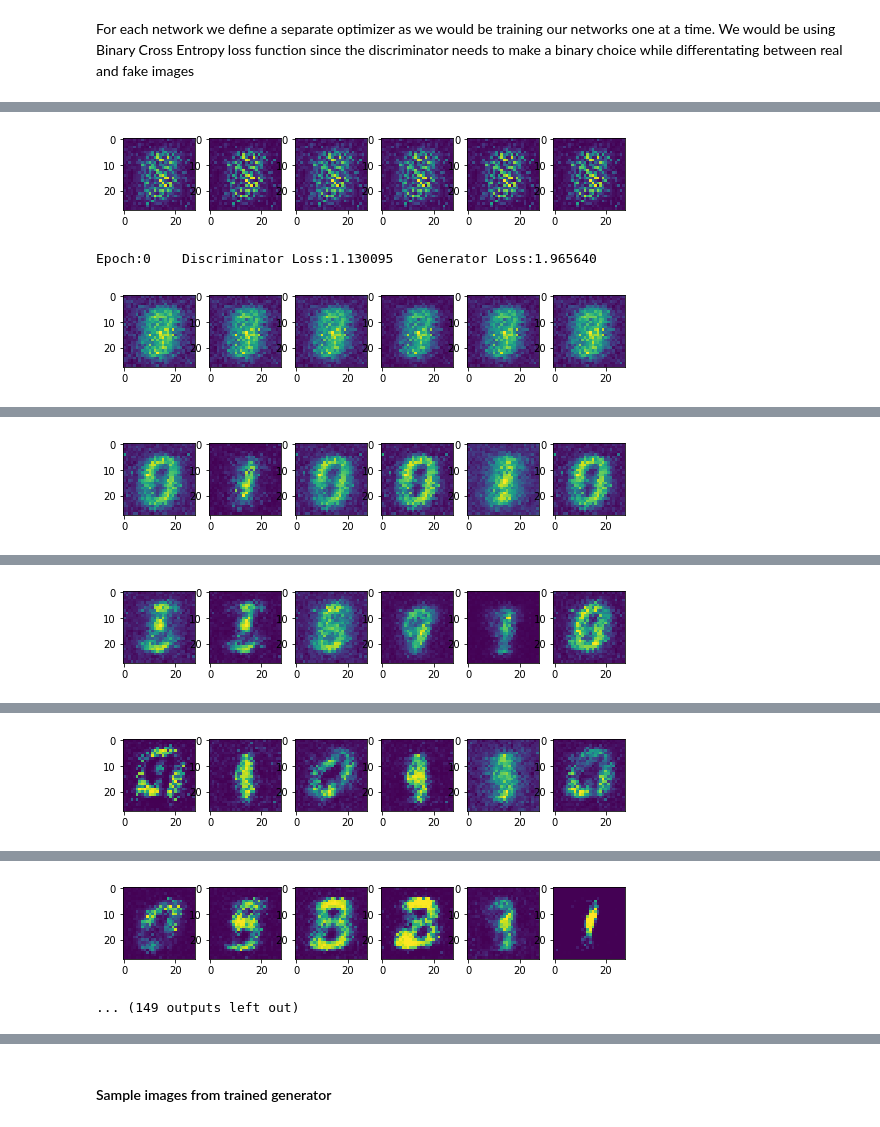
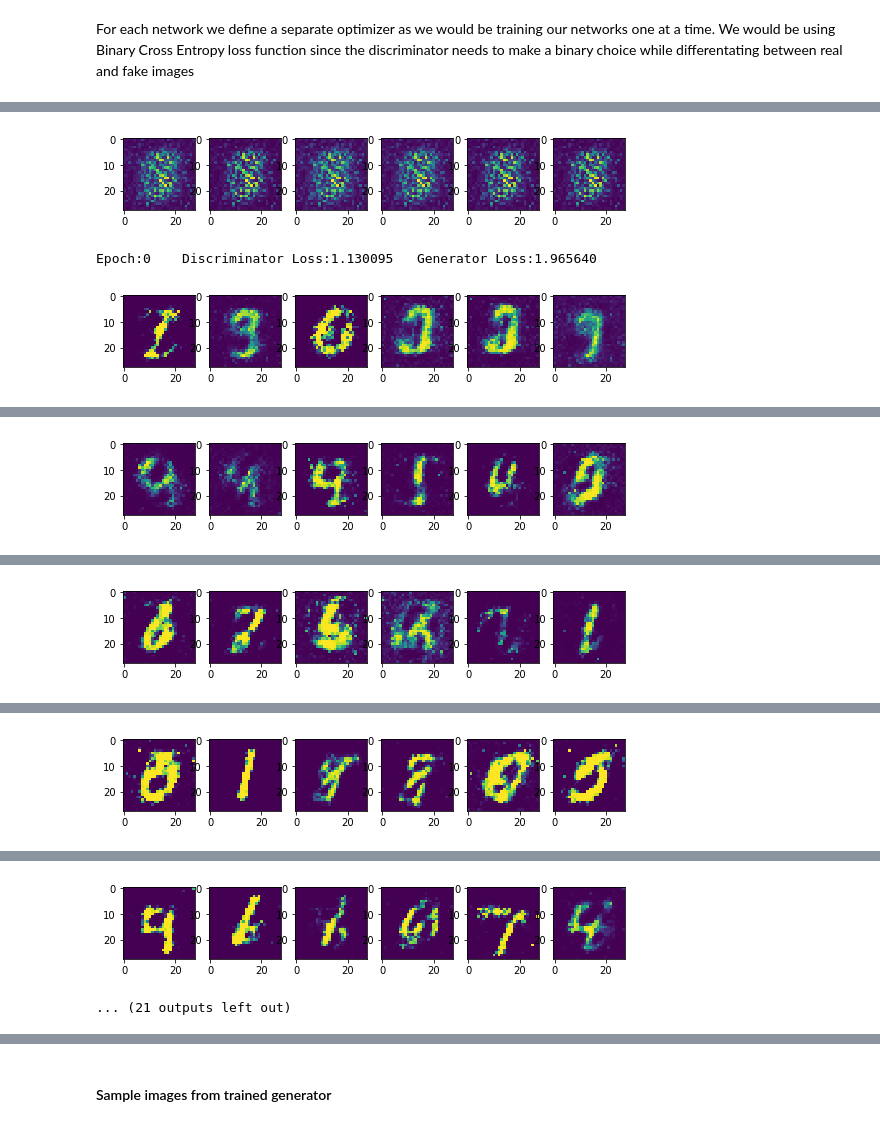
Before and after one commit to djin31/pytorch_examples, a Jupyter notebook: vision/GAN.ipynb, the cells around one changed output, grey strips where cells are left out. Drawn from its saved outputs; the diff is of its cells as text; code cells hidden in the pictures.

```diff
--- a/vision/GAN.ipynb
+++ b/vision/GAN.ipynb
@@ -116,8 +116,9 @@ def d_train(x):
     # training discriminator on real data
     d_optimizer.zero_grad()
 
+    x = x.view(len(x),-1)
     if cuda_flag:
-        x = x.view(len(x),-1).cuda()
+        x = x.cuda()
 
     y_pred = D(x)
     real_loss = crit(y_pred, torch.ones(len(x),1).cuda())
@@ -154,22 +155,23 @@ for epoch in tqdm(range(epochs)):
         dis_loss_val+=d_train(x)
         gen_loss_val+=g_train()
 
-    # generate sample images from generator
-    fig = plt.figure(figsize=(9,1.5))
-    generated_images = G(noise(6).cuda()).detach().cpu().numpy().reshape(6,28,28)*0.5 + 0.5
-    for i in range(6):
-        plt.subplot(1,6,i+1)
-        plt.imshow(generated_images[i])
-    plt.show()
-
     dis_loss.append(dis_loss_val/len(train_loader))
     gen_loss.append(gen_loss_val/len(train_loader))
 
-    # log training statistics
-    print("Epoch:{}    Discriminator Loss:{:.6f}   Generator Loss:{:.6f}".format(epoch, dis_loss[-1],
+    if (epoch%5==0):
+        # generate sample images from generator
+        fig = plt.figure(figsize=(9,1.5))
+        generated_images = G(noise(6).cuda()).detach().cpu().numpy().reshape(6,28,28)*0.5 + 0.5
+        for i in range(6):
+            plt.subplot(1,6,i+1)
+            plt.imshow(generated_images[i])
+        plt.show()
+
+        # log training statistics
+        print("Epoch:{}    Discriminator Loss:{:.6f}   Generator Loss:{:.6f}".format(epoch, dis_loss[-1],
                                                                              gen_loss[-1]))
 # %% [output]
 [interactive output not drawn]
 [figure]
 Epoch:0    Discriminator Loss:1.130095   Generator Loss:1.965640
-[figure, old version]
+[figure, new version]
@@ -177 +179 @@ Epoch:1    Discriminator Loss:1.168013   Generator Loss:1.372630
-[figure, old version]
+[figure, new version]
@@ -179 +181 @@ Epoch:2    Discriminator Loss:0.644002   Generator Loss:2.366564
-[figure, old version]
+[figure, new version]
@@ -181 +183 @@ Epoch:3    Discriminator Loss:0.571783   Generator Loss:2.464344
-[figure, old version]
+[figure, new version]
@@ -183,5 +185,5 @@ Epoch:4    Discriminator Loss:0.654150   Generator Loss:2.319977
-[figure, old version]
+[figure, new version]
-... (149 outputs left out)
+... (21 outputs left out)
 # %%
 plt.plot(gen_loss, label="Gen Loss")
 plt.plot(dis_loss, label="Dis Loss")
```
Also changed, not shown: parts of 4 cells of this notebook, 1 other file.
